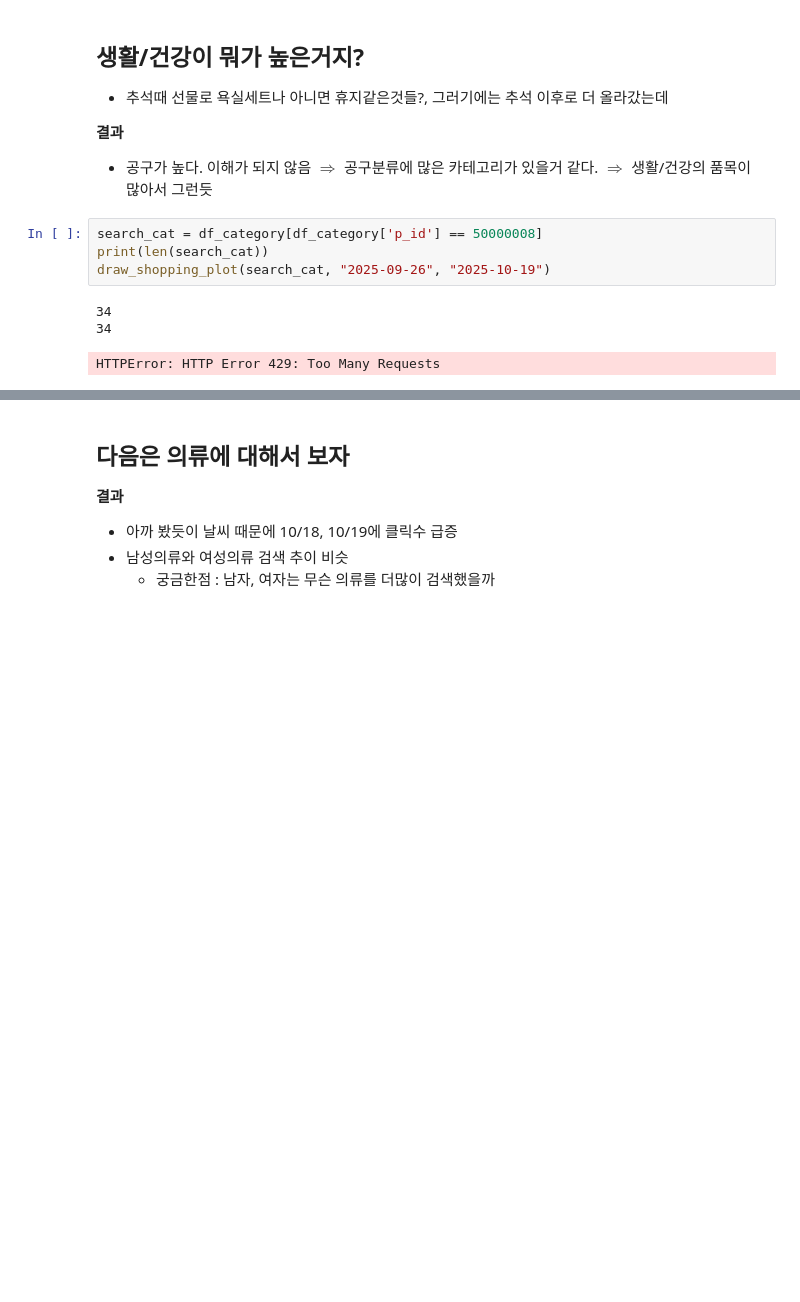
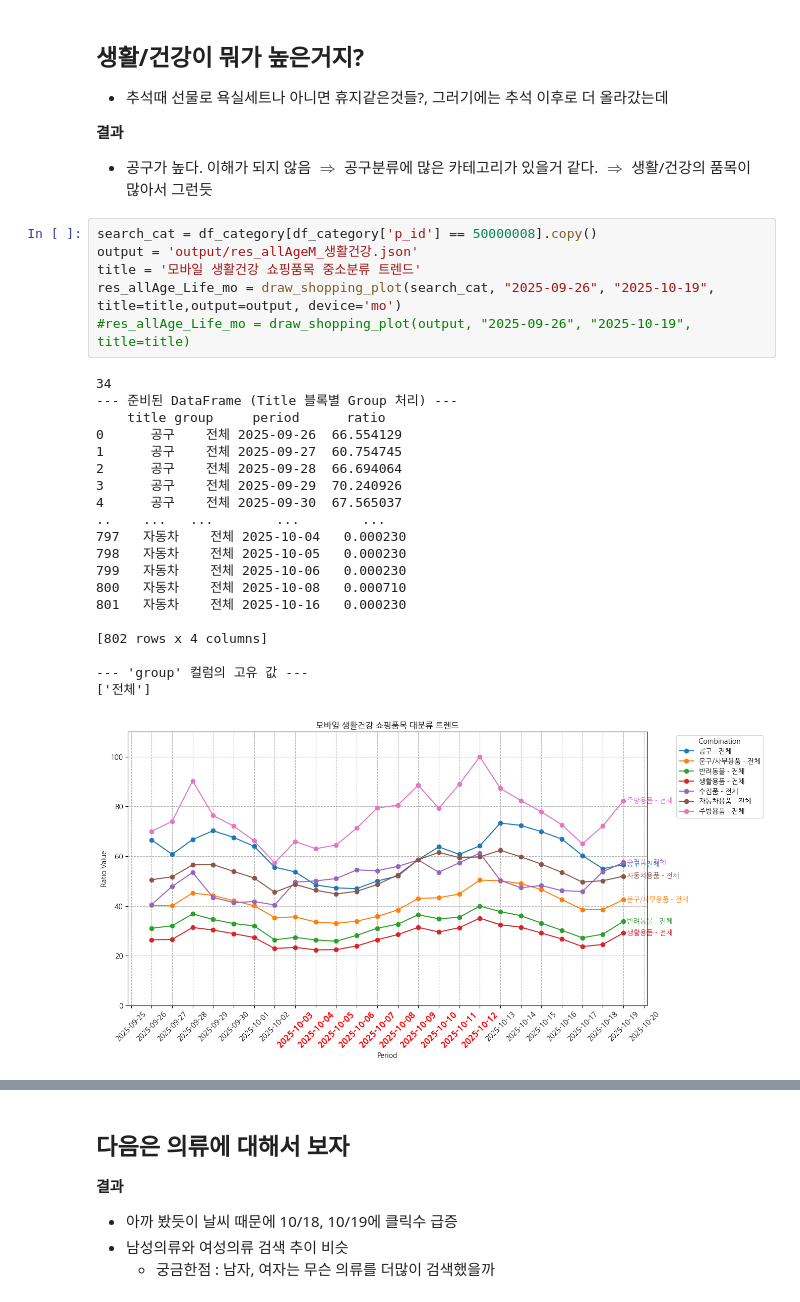
Before and after one commit to addinedu-ros-11th/eda-repo-2, a Jupyter notebook: ShoppingList/visualization.ipynb, the cells around one changed output, grey strips where cells are left out. Drawn from its saved outputs; the diff is of its cells as text; blank space fills up the shorter version.

```diff
--- a/ShoppingList/visualization.ipynb
+++ b/ShoppingList/visualization.ipynb
@@ -289,10 +302,29 @@ res_allAgeF= draw_shopping_plot(search_cat, "2025-09-26", "2025-10-19", title=ti
 **결과**
 - 공구가 높다. 이해가 되지 않음 $\Rightarrow$ 공구분류에 많은 카테고리가 있을거 같다. $\Rightarrow$ 생활/건강의 품목이 많아서 그런듯
 # %%
-search_cat = df_category[df_category['p_id'] == 50000008]
-print(len(search_cat))
-draw_shopping_plot(search_cat, "2025-09-26", "2025-10-19")
+search_cat = df_category[df_category['p_id'] == 50000008].copy()
+output = 'output/res_allAgeM_생활건강.json'
+title = '모바일 생활건강 쇼핑품목 중소분류 트렌드'
+res_allAge_Life_mo = draw_shopping_plot(search_cat, "2025-09-26", "2025-10-19", title=title,output=output, device='mo')
+#res_allAge_Life_mo = draw_shopping_plot(output, "2025-09-26", "2025-10-19", title=title)
 # %% [output]
 34
-34
+--- 준비된 DataFrame (Title 블록별 Group 처리) ---
+    title group     period      ratio
+0      공구    전체 2025-09-26  66.554129
+1      공구    전체 2025-09-27  60.754745
+2      공구    전체 2025-09-28  66.694064
+3      공구    전체 2025-09-29  70.240926
+4      공구    전체 2025-09-30  67.565037
+..    ...   ...        ...        ...
+797   자동차    전체 2025-10-04   0.000230
+798   자동차    전체 2025-10-05   0.000230
+799   자동차    전체 2025-10-06   0.000230
+800   자동차    전체 2025-10-08   0.000710
+801   자동차    전체 2025-10-16   0.000230
+
+[802 rows x 4 columns]
+
+--- 'group' 컬럼의 고유 값 ---
+['전체']
-HTTPError: HTTP Error 429: Too Many Requests
+[figure, added]
```
Also changed, not shown: parts of 10 cells of this notebook, 1 other file.
